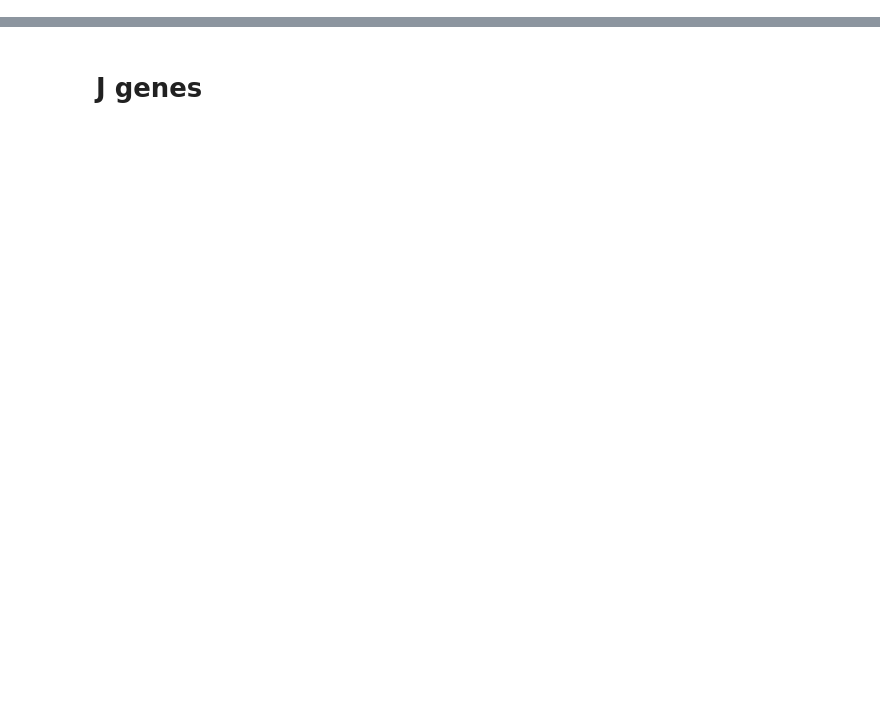
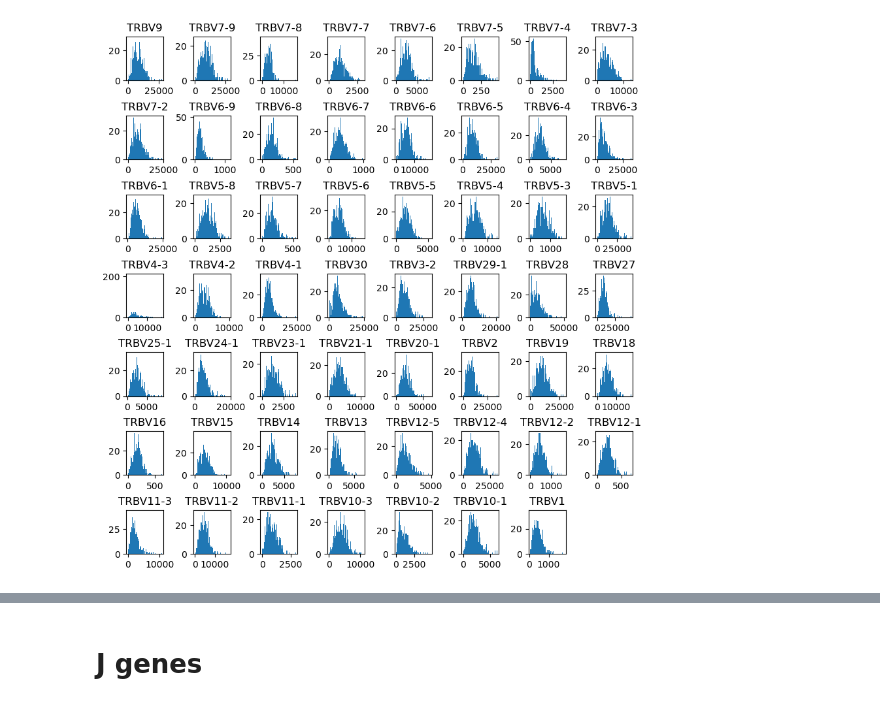
Before and after one commit to Olga-Bagrova/RepSeq_TCRanalysis, a Jupyter notebook: notebooks/Analysis_cohort_II_basics.ipynb, the cells around one changed output, grey strips where cells are left out. Cells and saved outputs as stored; diff of their text form; code cells hidden in the pictures; blank space fills up the shorter version.

```diff
--- a/notebooks/Analysis_cohort_II_basics.ipynb
+++ b/notebooks/Analysis_cohort_II_basics.ipynb
@@ -117,0 +124,3 @@ plt.show()
+# %%
+df_v_clean = df_v.drop(["TRAV9-2", "TRBV8-2", "TRBV7-1", "TRAV9-1", "TRBV5-2", "TRBV26", "TRBV3-1", "TRAV33", "TRAV3", "TRAV29DV5", "TRAV23DV6",
+                        "TRAV20", "TRAV16", "TRAV14DV4", "TRBV12-3", "TRBV22-1"], axis=1)
@@ -117,0 +143,11 @@ plt.show()
+# %%
+plt.figure(figsize=(10,15))
+
+for i, column in enumerate(df_v_clean.drop(['id'], axis=1).columns):
+    plt.subplot(10, 8, i+1)
+    plt.hist(x=df_v_clean[column], bins=100)
+    plt.title(f'{column}')
+plt.subplots_adjust(wspace=0.8, hspace=0.8)
+plt.show()
+# %% [output]
+[figure, added]
```
Also changed, not shown: parts of 92 cells of this notebook.
